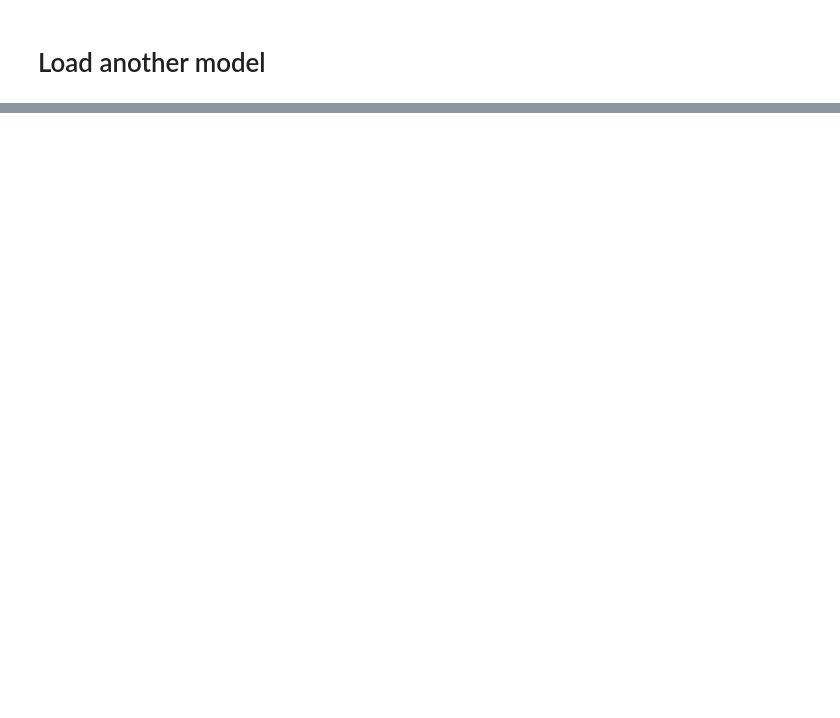
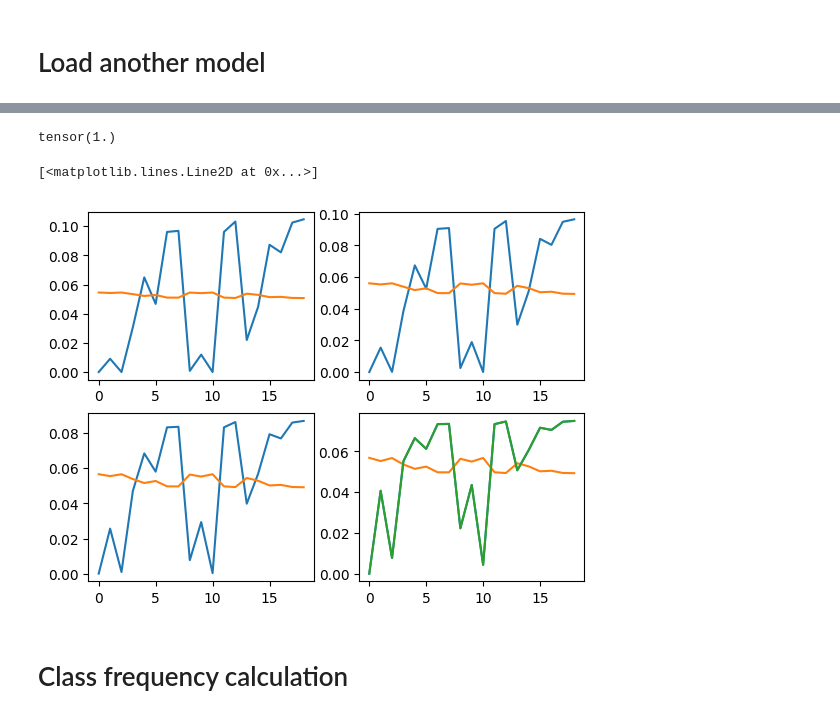
Before and after one commit to OTOTOTO02/MLDL2024_project1, a Jupyter notebook: Semantic_Segmentation_DACS.ipynb, the cells around one changed output, grey strips where cells are left out. Saved outputs shown, nothing was run; the diff lists cells and outputs as text; code cells hidden in the pictures; blank space fills up the shorter version.

```diff
--- a/Semantic_Segmentation_DACS.ipynb
+++ b/Semantic_Segmentation_DACS.ipynb
@@ -1626,0 +1883,38 @@ fig.show()
+# %%
+import torch
+import matplotlib.pyplot as plt
+
+l = [2000279424,157799632,586026240,79183408,31111896,52304620,5818070,5331167,313206784,140294832,734290112,5793555,1213679,100922184,54996872,12020944,15980102,1665942,260148]
+
+a = torch.Tensor(l)
+
+a /= a.sum()
+
+fig, axs= plt.subplots(2,2)
+
+T = [[0.015, 0.02], [0.03, 0.06]]
+correction = torch.zeros(19)
+for i in range(2):
+    for j in range(2):
+        b = torch.exp((1-a)/T[i][j])/torch.sum(torch.exp((1-a)/T[i][j]))
+
+        axs[i,j].plot(b)
+
+T = [[0.015, 0.02], [0.03, 0.06]]
+correction = torch.zeros(19)
+for i in range(2):
+    for j in range(2):
+        b = torch.exp((1-a)/T[i][j])/torch.sum(torch.exp((1-a)/T[i][j]))
+
+        correction += 1-b/0.6
+
+        axs[i,j].plot((b+correction)/(b+correction).sum())
+
+print(b.sum())
+plt.plot(b)
+# %% [output]
+tensor(1.)
+[<matplotlib.lines.Line2D at 0x...>]
+[figure, added]
+# %% [markdown]
+# Class frequency calculation
```
Also changed, not shown: parts of 43 cells of this notebook.
